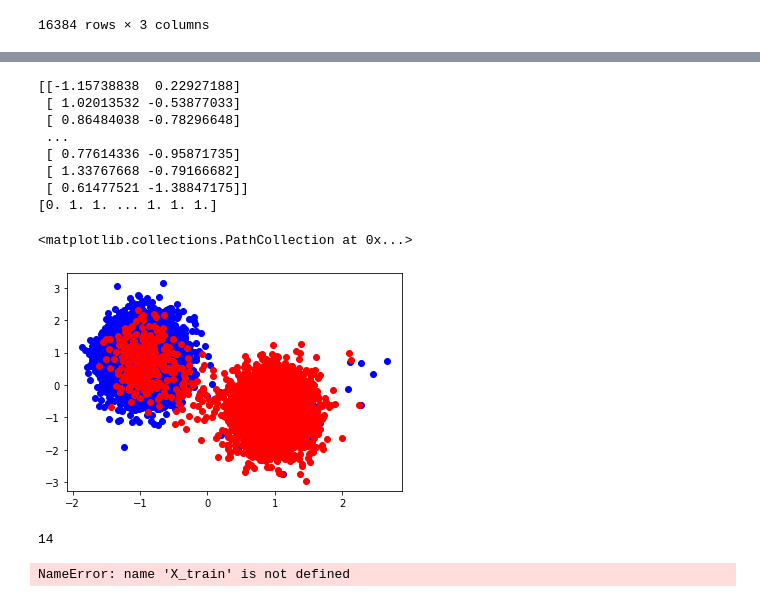
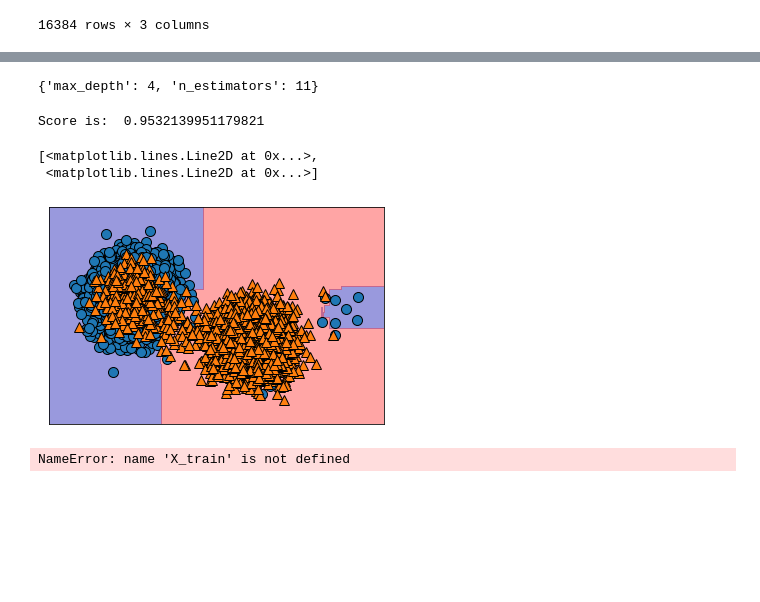
Before and after one commit to Raijeku/PI2, a Jupyter notebook: classification_tests.ipynb, the cells around one changed output, grey strips where cells are left out. Cells and saved outputs as stored; diff of their text form; code cells hidden in the pictures; blank space fills up the shorter version.

Commit message:
Random Forest Classifier

```diff
--- a/classification_tests.ipynb
+++ b/classification_tests.ipynb
@@ -59,39 +45,30 @@ plt.scatter(X_train[y_train==1][:,0], X_train[y_train==1][:,1], color="red", lab
-# %%
-from sklearn import preprocessing
-X = data.values[:,:2]
-X = preprocessing.scale(X)
-print(X)
-y = data.values[:,2]
-print(y)
-X_train = X[:10000]
-X_test = X[10000:]
-y_train = y[:10000]
-y_test = y[10000:]
-# %% [output]
-[[-1.15738838  0.22927188]
- [ 1.02013532 -0.53877033]
- [ 0.86484038 -0.78296648]
- ...
- [ 0.77614336 -0.95871735]
- [ 1.33767668 -0.79166682]
- [ 0.61477521 -1.38847175]]
-[0. 1. 1. ... 1. 1. 1.]
-# %%
-plt.scatter(X_train[y_train==0][:,0], X_train[y_train==0][:,1], color="blue", label="Estado 0")
-plt.scatter(X_train[y_train==1][:,0], X_train[y_train==1][:,1], color="red", label="Estado 1")
-# %% [output]
-<matplotlib.collections.PathCollection at 0x...>
-[figure, removed]
 # %%
+from sklearn.model_selection import GridSearchCV
 from sklearn.ensemble import RandomForestClassifier
-score_list = []
-for i in range(1, 500, 1):
-    clf = RandomForestClassifier(max_depth=2, random_state=0, n_estimators=i)
-    clf.fit(X_train, y_train)
-    score_list.append(clf.score(X_test,y_test))
-score_list = np.asarray(score_list)
-print(np.argmax(score_list))
+
+parameters = {'n_estimators':[i for i in range(1,500,10)], 'max_depth':[i for i in range(1,10)]}
+rfc = RandomForestClassifier(random_state=0)
+clf = GridSearchCV(rfc, parameters)
+clf.fit(X_train,y_train)
+print(clf.best_params_)
 # %% [output]
-14
+{'max_depth': 4, 'n_estimators': 11}
+# %%
+estimators = clf.best_params_['n_estimators']
+depth = clf.best_params_['max_depth']
+clf = RandomForestClassifier(max_depth=depth, random_state=0, n_estimators=estimators)
+clf.fit(X_train, y_train)
+print('Score is: ',clf.score(X_test,y_test))
+# %% [output]
+Score is:  0.9532139951179821
+# %%
+import mglearn
+%matplotlib inline
+mglearn.plots.plot_2d_separator(clf,X_train,fill=True,alpha=.4)
+mglearn.discrete_scatter(X_train[:,0],X_train[:,1],y_train)
+# %% [output]
+[<matplotlib.lines.Line2D at 0x...>,
+ <matplotlib.lines.Line2D at 0x...>]
+[figure, added]
 # %%
 from sklearn.linear_model import LogisticRegression
```
Also changed, not shown: parts of 8 cells of this notebook.
